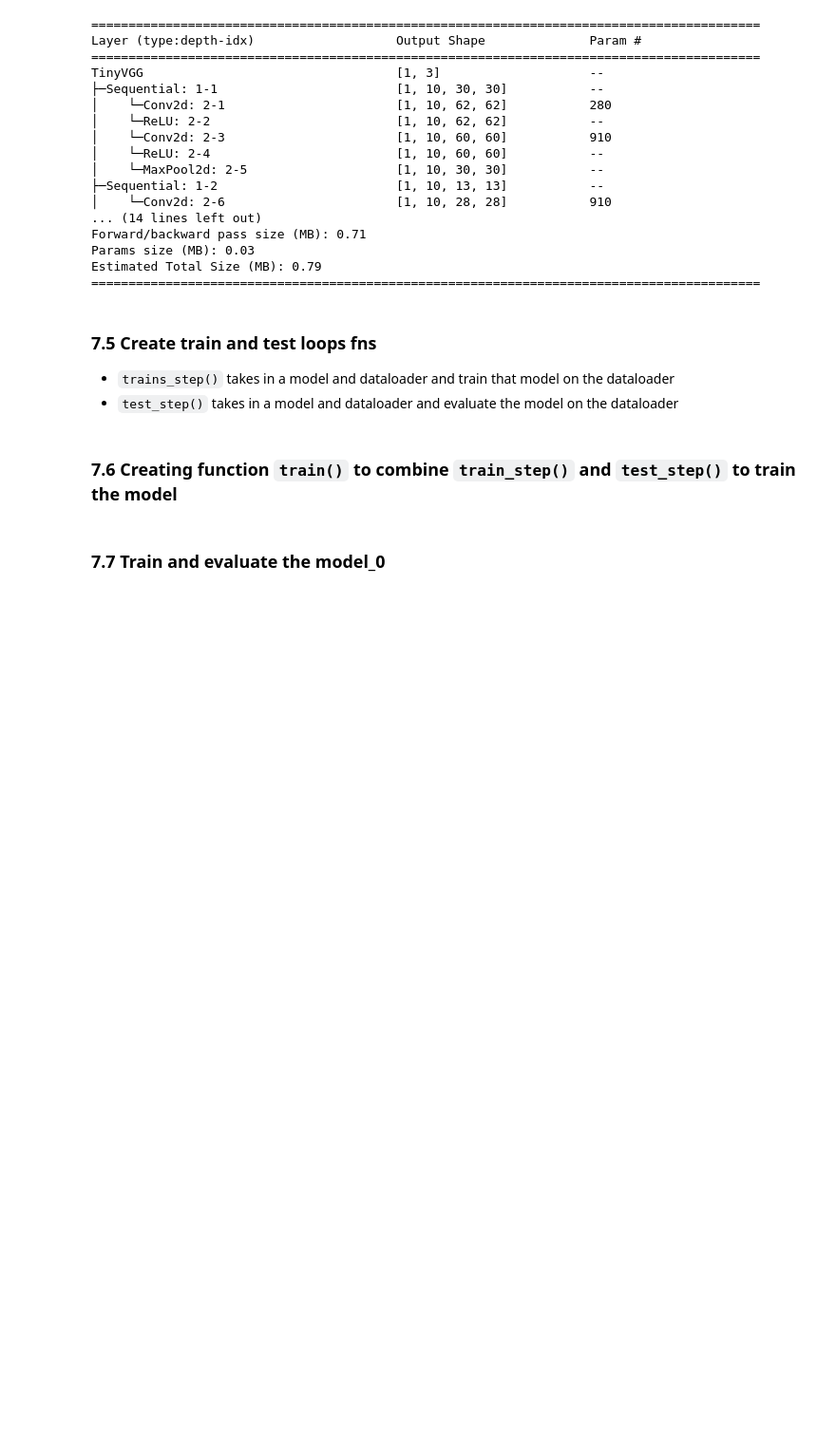
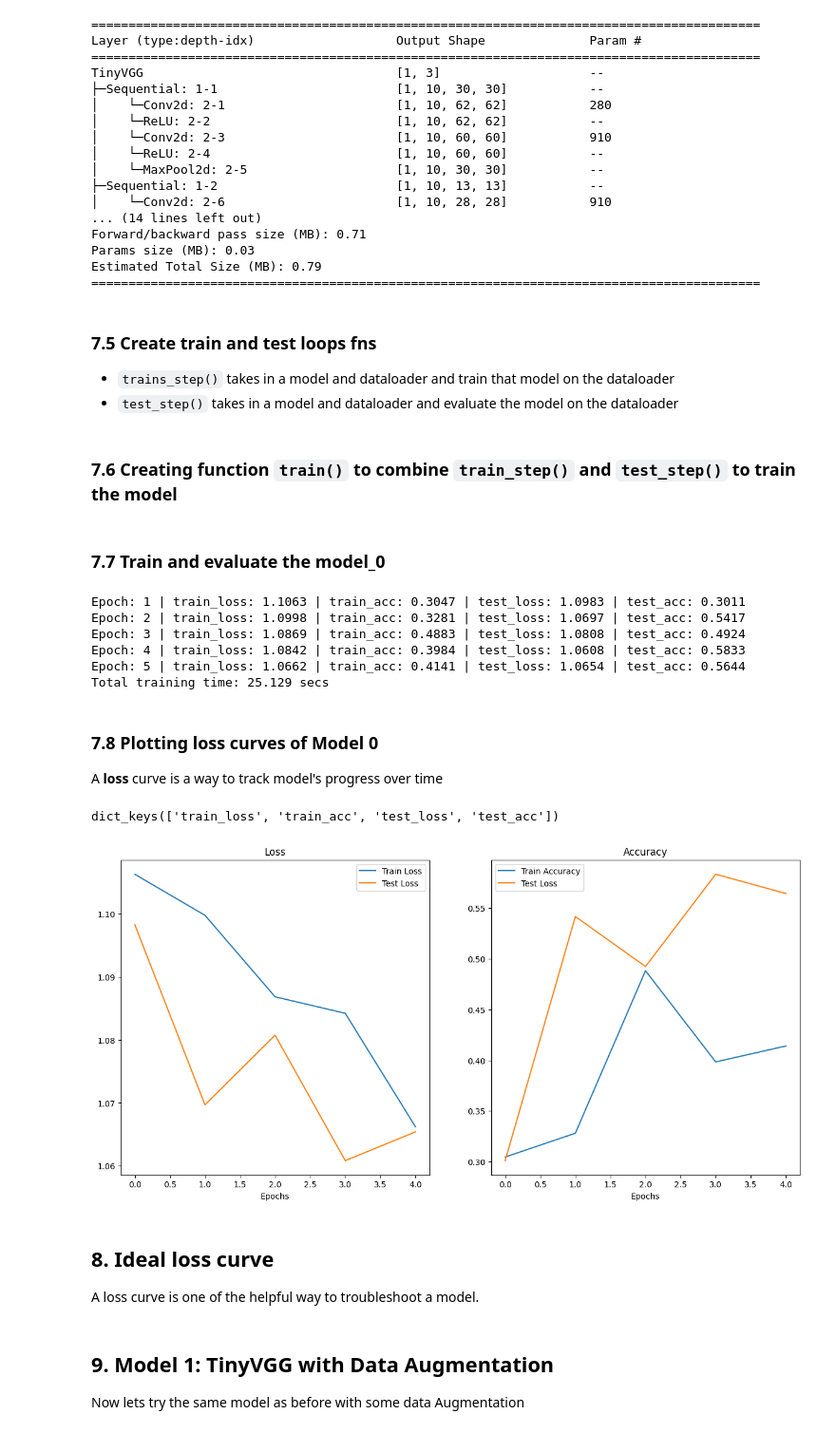
Before and after one commit to rishabh-bhattad/pytorch_walkthrough, a Jupyter notebook: 04_pytorch_custom_dataset.ipynb, the cells around one changed output. Shown at 95% size. Drawn from its saved outputs; the diff is of its cells as text; code cells hidden in the pictures; blank space fills up the shorter version.

Commit message:
Loss curves - model 0

```diff
--- a/04_pytorch_custom_dataset.ipynb
+++ b/04_pytorch_custom_dataset.ipynb
@@ -992,13 +975,77 @@ from timeit import default_timer as timer
 start_time = timer()
 
 # Train model
-train(model=model_0,
-      train_dataloader=train_dataloader_simple,
-      test_dataloader=test_dataloader_simple,
-      epochs=NUM_EPOCHS,
-      optimizer=optimizer,
-      device=device)
+model_0_results = train(model=model_0,
+                        train_dataloader=train_dataloader_simple,
+                        test_dataloader=test_dataloader_simple,
+                        epochs=NUM_EPOCHS,
+                        optimizer=optimizer,
+                        device=device)
 
 end_time = timer()
 
 print(f"Total training time: {end_time - start_time:.3f} secs")
+# %% [output]
+Epoch: 1 | train_loss: 1.1063 | train_acc: 0.3047 | test_loss: 1.0983 | test_acc: 0.3011
+Epoch: 2 | train_loss: 1.0998 | train_acc: 0.3281 | test_loss: 1.0697 | test_acc: 0.5417
+Epoch: 3 | train_loss: 1.0869 | train_acc: 0.4883 | test_loss: 1.0808 | test_acc: 0.4924
+Epoch: 4 | train_loss: 1.0842 | train_acc: 0.3984 | test_loss: 1.0608 | test_acc: 0.5833
+Epoch: 5 | train_loss: 1.0662 | train_acc: 0.4141 | test_loss: 1.0654 | test_acc: 0.5644
+Total training time: 25.129 secs
+# %% [markdown]
+### 7.8 Plotting loss curves of Model 0
+
+A **loss** curve is a way to track model's progress over time
+# %%
+# get the model 0 results keys
+model_0_results.keys()
+# %% [output]
+dict_keys(['train_loss', 'train_acc', 'test_loss', 'test_acc'])
+# %%
+def plot_loss_curves(results: Dict[str, List[float]]):
+  """
+  Plots training curve of results dictionary
+  """
+  # Get loss values
+  loss = results["train_loss"]
+  test_loss = results["test_loss"]
+
+  # Get acc values
+  accuracy = results["train_acc"]
+  test_accuracy = results["test_acc"]
+
+  # figure out how many epochs were there
+  epochs = range(len(loss))
+
+  # Setup a plot
+  plt.figure(figsize=(15, 7))
+
+  # Plot the loss
+  plt.subplot(1, 2, 1)
+  plt.plot(epochs, loss, label="Train Loss")
+  plt.plot(epochs, test_loss, label="Test Loss")
+  plt.title("Loss")
+  plt.xlabel("Epochs")
+  plt.legend()
+
+  # Plot the accuracy
+  plt.subplot(1, 2, 2)
+  plt.plot(epochs, accuracy, label="Train Accuracy")
+  plt.plot(epochs, test_accuracy, label="Test Loss")
+  plt.title("Accuracy")
+  plt.xlabel("Epochs")
+  plt.legend()
+
+  plt.show()
+
+plot_loss_curves(model_0_results)
+# %% [output]
+[figure, added]
+# %% [markdown]
+## 8. Ideal loss curve
+
+A loss curve is one of the helpful way to troubleshoot a model.
+# %% [markdown]
+## 9. Model 1: TinyVGG with Data Augmentation
+
+Now lets try the same model as before with some data Augmentation
```
Also changed, not shown: parts of 11 cells of this notebook.
